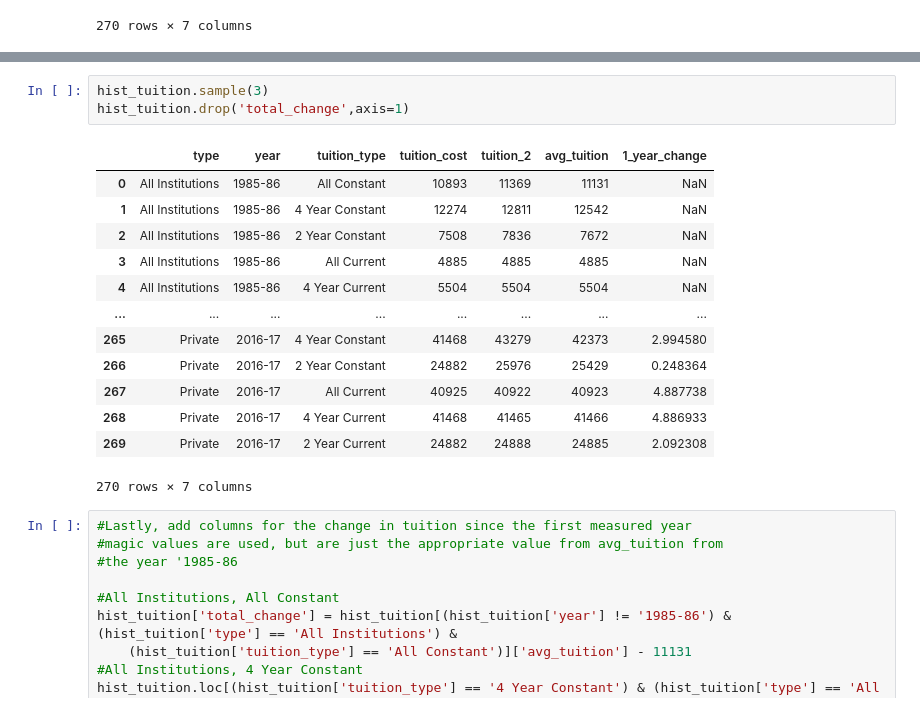
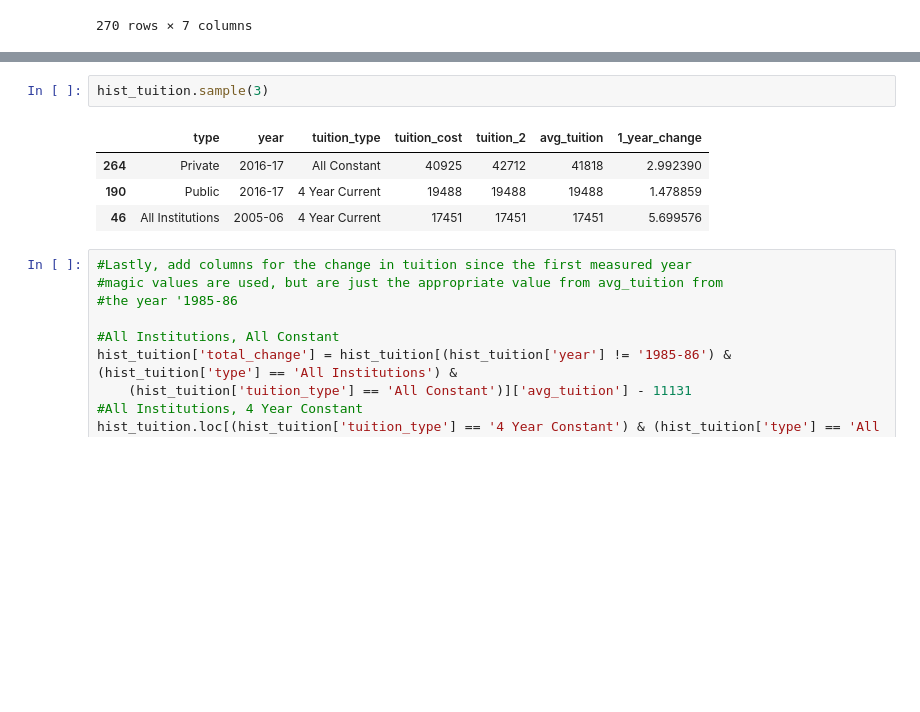
Before and after one commit to eaxworthy/tuition_cost_analysis, a Jupyter notebook: notebook_lizzy.ipynb, the cells around one changed output, grey strips where cells are left out. Saved outputs shown, nothing was run; the diff lists cells and outputs as text; blank space fills up the shorter version.

```diff
--- a/notebook_lizzy.ipynb
+++ b/notebook_lizzy.ipynb
@@ -280,20 +280,10 @@ cpi_df.sample(3)
 # %%
 hist_tuition.sample(3)
-hist_tuition.drop('total_change',axis=1)
 # %% [output]
 |  | type | year | tuition_type | tuition_cost | tuition_2 | avg_tuition | 1_year_change |
-| 0 | All Institutions | 1985-86 | All Constant | 10893 | 11369 | 11131 | NaN |
-| 1 | All Institutions | 1985-86 | 4 Year Constant | 12274 | 12811 | 12542 | NaN |
-| 2 | All Institutions | 1985-86 | 2 Year Constant | 7508 | 7836 | 7672 | NaN |
-| 3 | All Institutions | 1985-86 | All Current | 4885 | 4885 | 4885 | NaN |
-| 4 | All Institutions | 1985-86 | 4 Year Current | 5504 | 5504 | 5504 | NaN |
-| ... | ... | ... | ... | ... | ... | ... | ... |
-| 265 | Private | 2016-17 | 4 Year Constant | 41468 | 43279 | 42373 | 2.994580 |
-| 266 | Private | 2016-17 | 2 Year Constant | 24882 | 25976 | 25429 | 0.248364 |
-| 267 | Private | 2016-17 | All Current | 40925 | 40922 | 40923 | 4.887738 |
-| 268 | Private | 2016-17 | 4 Year Current | 41468 | 41465 | 41466 | 4.886933 |
-| 269 | Private | 2016-17 | 2 Year Current | 24882 | 24888 | 24885 | 2.092308 |
+| 264 | Private | 2016-17 | All Constant | 40925 | 42712 | 41818 | 2.992390 |
+| 190 | Public | 2016-17 | 4 Year Current | 19488 | 19488 | 19488 | 1.478859 |
+| 46 | All Institutions | 2005-06 | 4 Year Current | 17451 | 17451 | 17451 | 5.699576 |
-270 rows × 7 columns
 # %%
 #Lastly, add columns for the change in tuition since the first measured year
 #magic values are used, but are just the appropriate value from avg_tuition from
```
Also changed, not shown: parts of 9 cells of this notebook, 4 other files.
